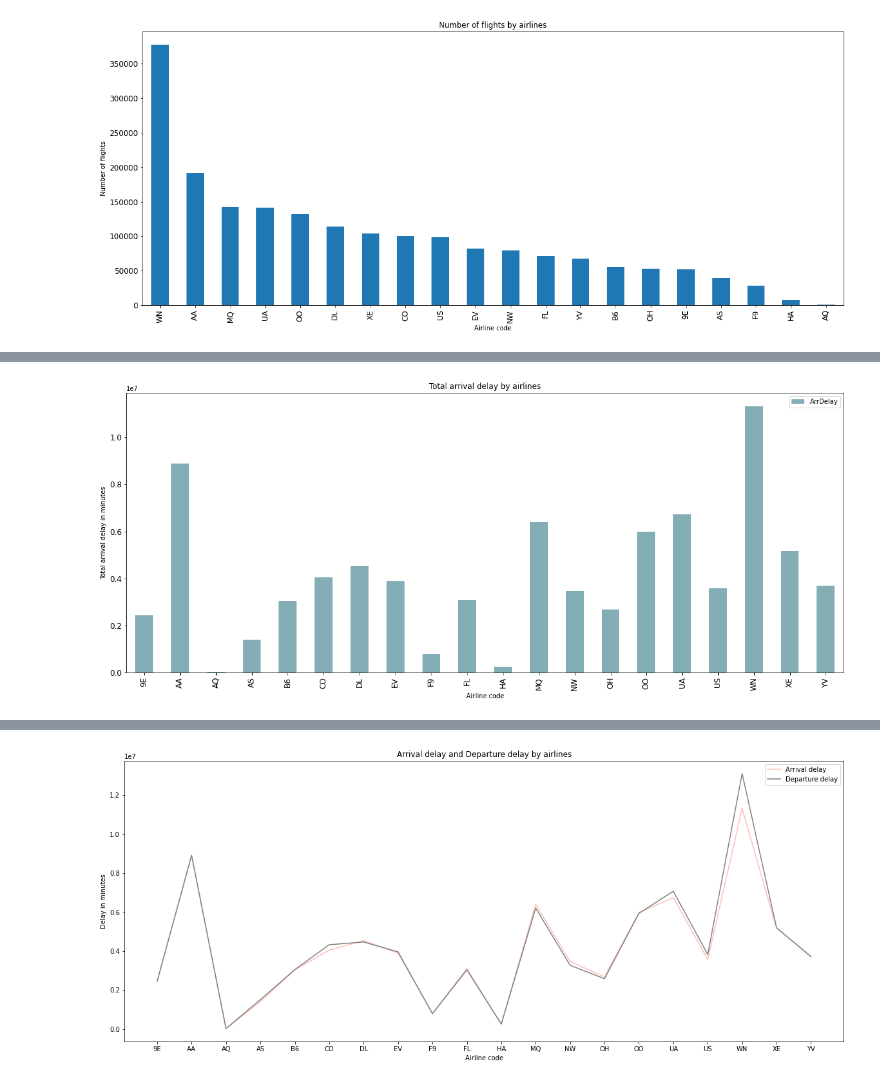
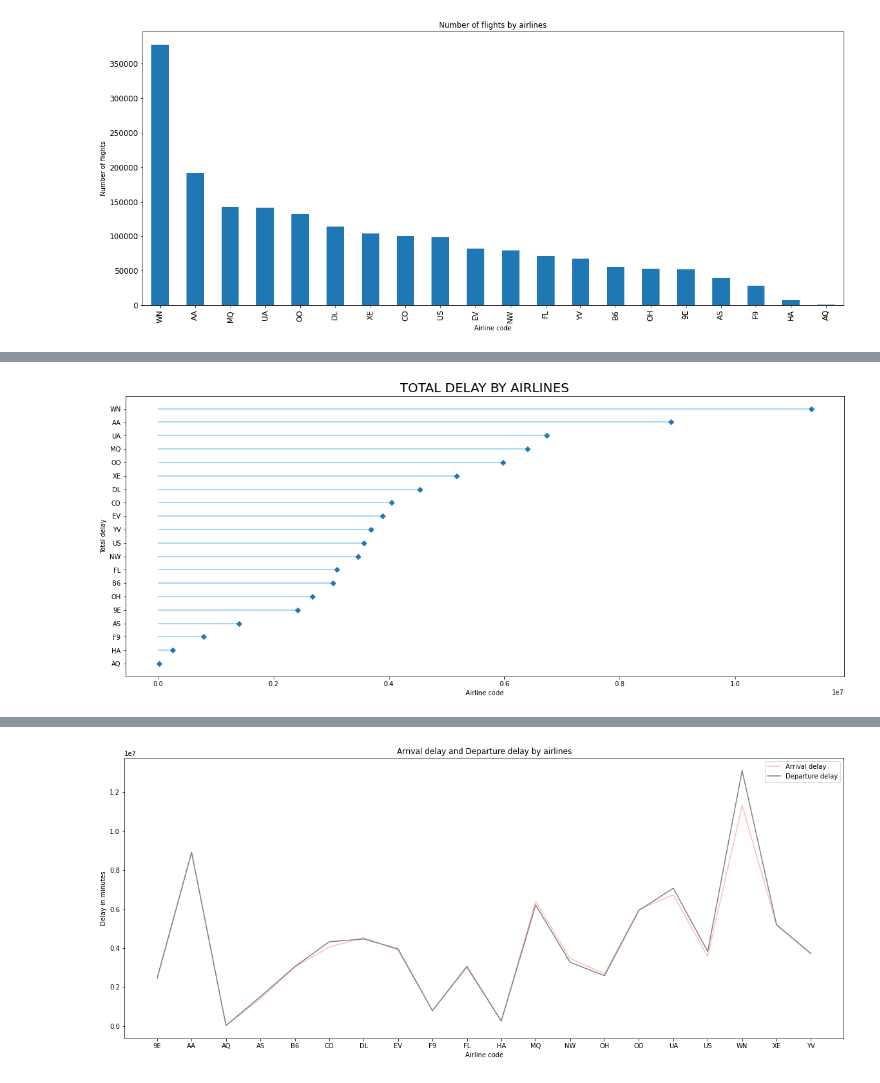
Before and after one commit to dominikapetru/visualitzacio_exploratoria, a Jupyter notebook: Sprint4_T01.ipynb, the cells around one changed output, grey strips where cells are left out. Drawn from its saved outputs; the diff is of its cells as text; code cells hidden in the pictures.

```diff
--- a/Sprint4_T01.ipynb
+++ b/Sprint4_T01.ipynb
@@ -65,15 +68,20 @@ plt.show(close=None, block=None)
-# %%
-var = df[['ArrDelay','UniqueCarrier']]
-new_df = var.groupby([('UniqueCarrier')])[['ArrDelay']].sum()
-new_df = new_df.reset_index()
-new_df
-new_df.plot.bar(x="UniqueCarrier", xlabel="Airline code",
-            y="ArrDelay", ylabel="Total arrival delay in minutes",
-            rot=90, title="Total arrival delay by airlines",
-            figsize=(20, 8), fontsize=12,
-            color='#84aeb6')
-
-plt.savefig('fig3.png')
-plt.show(close=None, block=None)
-# %% [output]
-[figure, removed]
+# %%
+data3 = df.groupby('UniqueCarrier')[['ArrDelay']].sum()
+data3 = data3.reset_index()
+ordered_df = data3.sort_values(by='ArrDelay')
+
+my_range=range(1,len(data3.index)+1)
+plt.figure(figsize =(20, 8))
+
+plt.hlines(y=my_range, xmin=0, xmax=ordered_df['ArrDelay'], color='skyblue')
+plt.plot(ordered_df['ArrDelay'], my_range, "D")
+plt.yticks(my_range, ordered_df['UniqueCarrier'])
+
+plt.title('TOTAL DELAY BY AIRLINES', fontsize=20)
+plt.xlabel('Airline code')
+plt.ylabel('Total delay')
+
+plt.savefig('fig3.png')
+plt.show()
+# %% [output]
+[figure, added]
```
Also changed, not shown: parts of 19 cells of this notebook, 4 other files.
